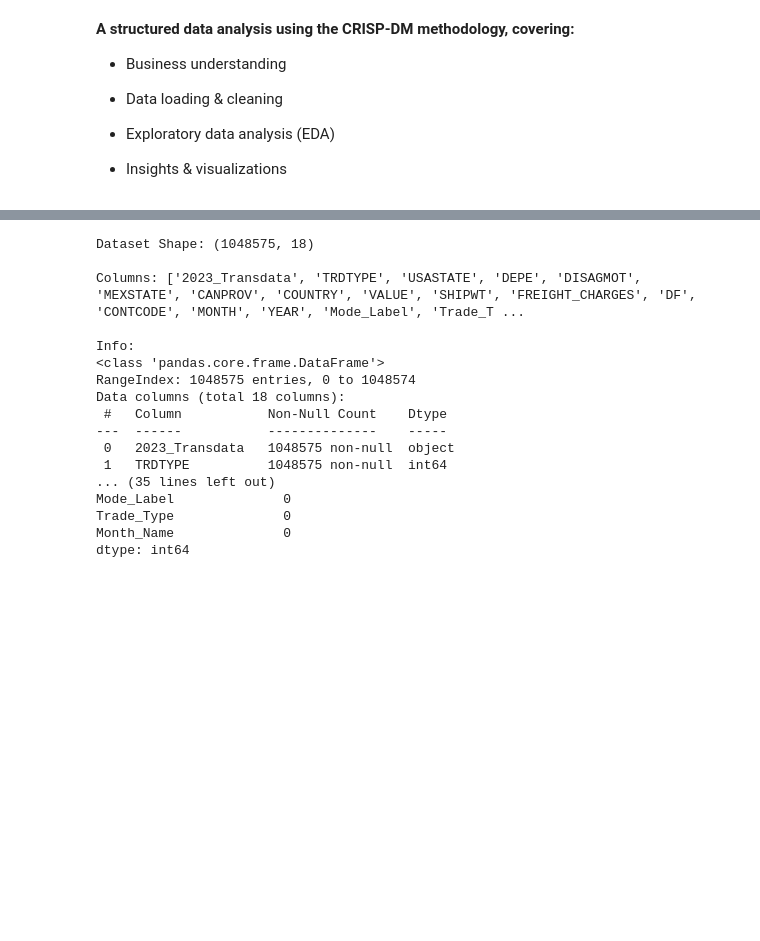
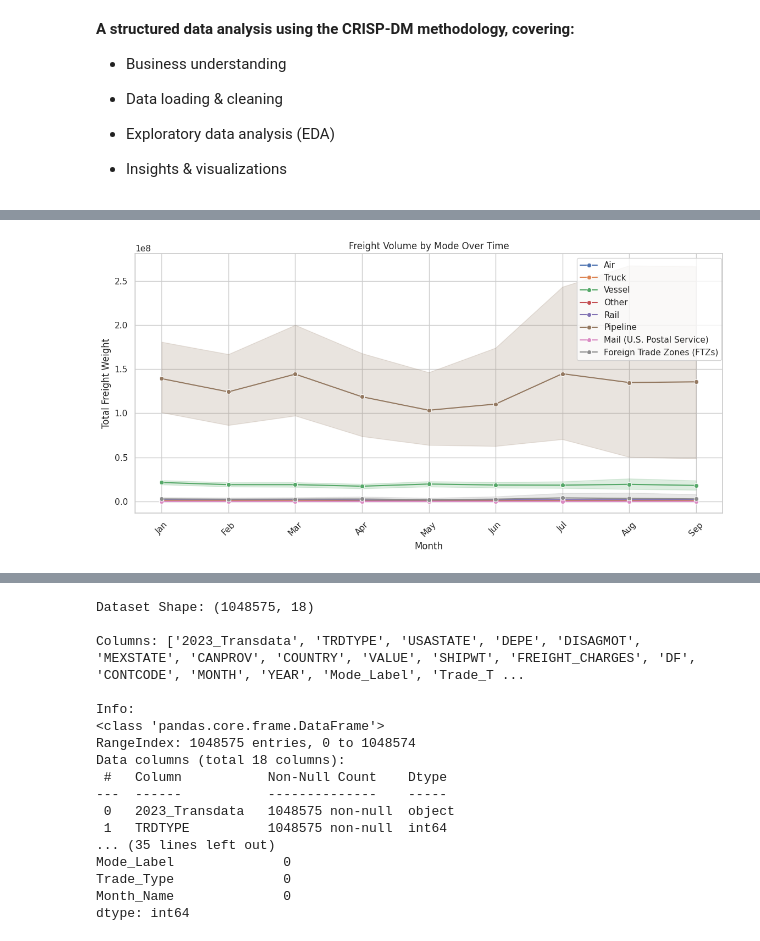
Before and after one commit to iamjustkay/-TransBorder-Freight-Data-Analysis-Project, a Jupyter notebook: Transport_Data_Analysis.ipynb, the cells around one changed output, grey strips where cells are left out. Drawn from its saved outputs; the diff is of its cells as text; code cells hidden in the pictures; blank space fills up the shorter version.

Commit message:
Created using Colab. Fourth Commit

```diff
--- a/Transport_Data_Analysis.ipynb
+++ b/Transport_Data_Analysis.ipynb
@@ -20,0 +23,9 @@ sns.set(style="whitegrid")
+# %%
+#Load Dataset
+df = pd.read_csv("2020_TransData.csv")
+
+# Clean column names
+df.columns = df.columns.str.strip().str.replace(" ", "_")
+
+# Quick preview
+df.head()
@@ -20,0 +39,11 @@ sns.set(style="whitegrid")
+# %%
+# Mapping using Dictionaries
+month_order = {1:'Jan',2:'Feb',3:'Mar',4:'Apr',5:'May',
+               6:'Jun',7:'Jul',8:'Aug',9:'Sep',10:'Oct',11:'Nov',12:'Dec'}
+
+transtype = {1:'Import', 2:'Export'}
+ModeofTransport = {1:'Vessel', 3:'Air', 4:'Mail (U.S. Postal Service)',
+                   5:'Truck', 6:'Rail', 7:'Pipeline', 8:'Other', 9:'Foreign Trade Zones (FTZs)'}
+df['Mode_Label'] = df['DISAGMOT'].map(ModeofTransport)
+df['Trade_Type'] = df['TRDTYPE'].map(transtype)
+df['Month_Name'] = df['MONTH'].map(month_order)
@@ -20,0 +103,14 @@ sns.set(style="whitegrid")
+# %%
+# 1. Which modes of transportation carry the largest volumes of freight by mode over time?
+if {'MONTH', 'DISAGMOT', 'SHIPWT'}.issubset(df.columns):
+    plt.figure(figsize=(12,6))
+    sns.lineplot(data=df, x='Month_Name', y='SHIPWT', hue='Mode_Label', marker='o')
+    plt.title("Freight Volume by Mode Over Time")
+    plt.ylabel("Total Freight Weight")
+    plt.xlabel("Month")
+    plt.xticks(rotation=45)
+    plt.legend(loc='upper left', bbox_to_anchor=(0.745, 1))
+    plt.tight_layout()
+    plt.show()
+# %% [output]
+[figure, added]
```
Also changed, not shown: parts of 48 cells of this notebook.
